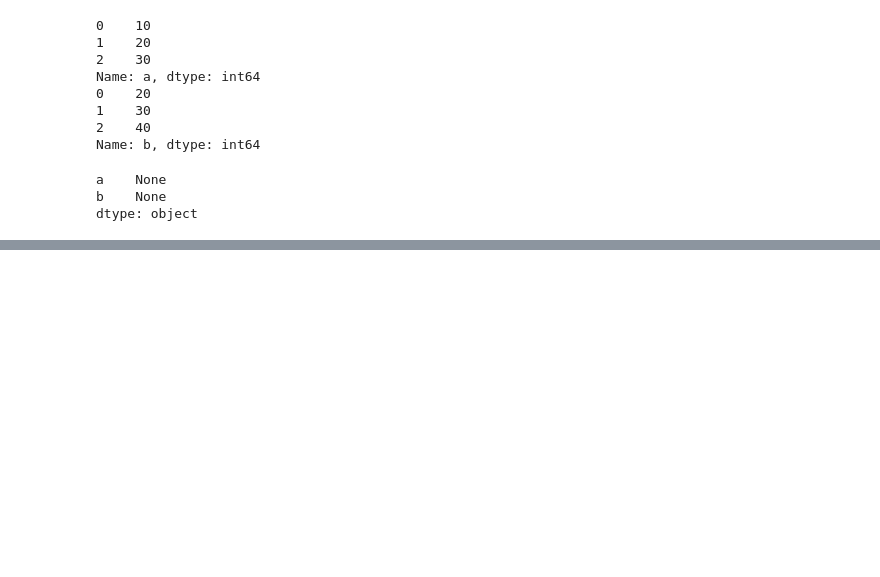
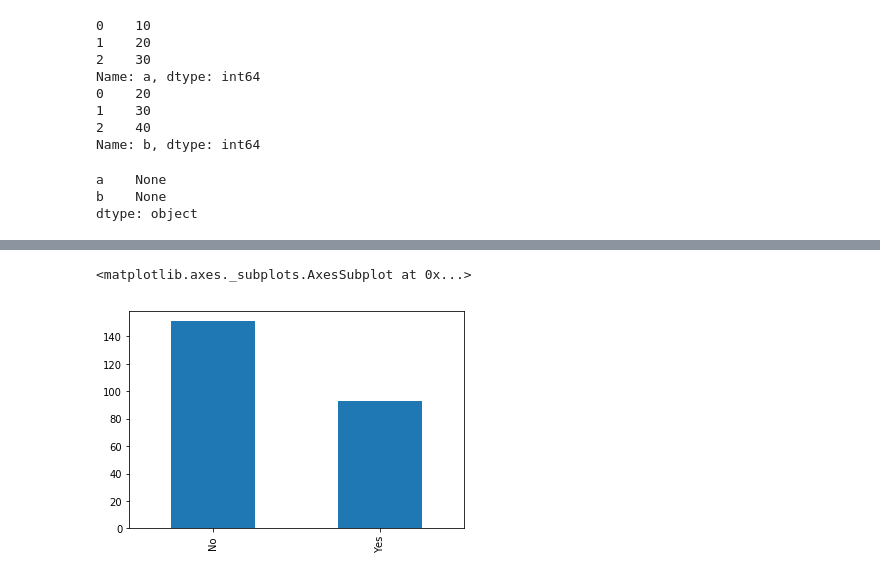
Before and after one commit to nikomc/Interactives_Python, a Jupyter notebook: py_practice/pandas_practice.ipynb, the cells around one changed output, grey strips where cells are left out. Drawn from its saved outputs; the diff is of its cells as text; code cells hidden in the pictures; blank space fills up the shorter version.

```diff
--- a/py_practice/pandas_practice.ipynb
+++ b/py_practice/pandas_practice.ipynb
@@ -646,0 +790,6 @@ dtype: object
+# %%
+#Now we can make a bar plot with this.
+cts.plot(kind='bar')
+# %% [output]
+<matplotlib.axes._subplots.AxesSubplot at 0x...>
+[figure, added]
```
Also changed, not shown: parts of 38 cells of this notebook, 1 other file.
